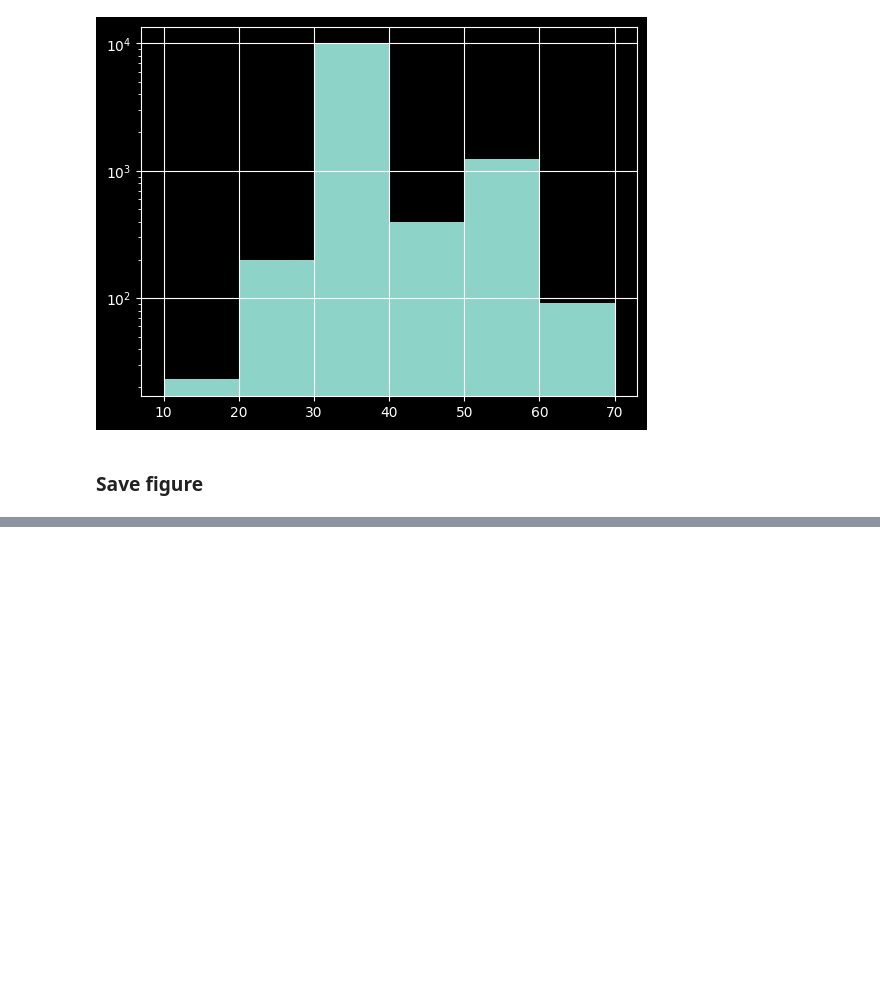
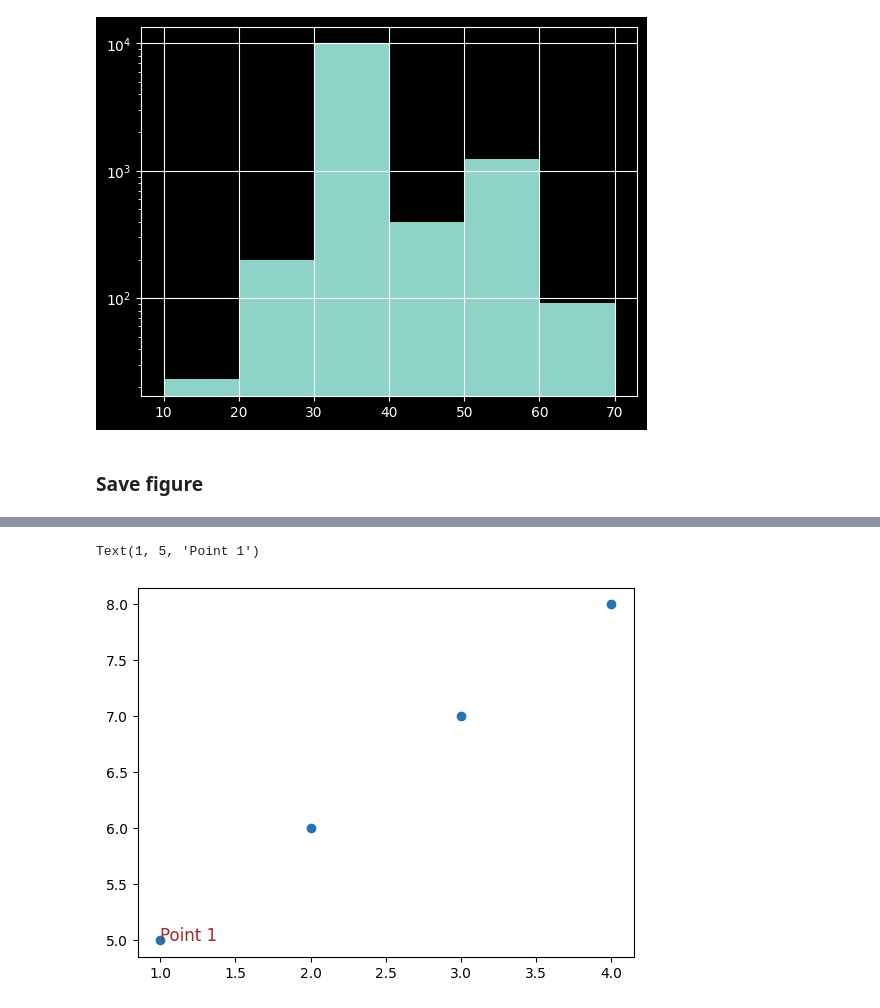
Before and after one commit to AdityaMali918/Python, a Jupyter notebook: Matplotlib_and_Seaborn.ipynb, the cells around one changed output, grey strips where cells are left out. Cells and saved outputs as stored; diff of their text form; code cells hidden in the pictures; blank space fills up the shorter version.

```diff
--- a/Matplotlib_and_Seaborn.ipynb
+++ b/Matplotlib_and_Seaborn.ipynb
@@ -480,0 +570,8 @@ plt.savefig('sample.png')
+# %%
+x =[1,2,3,4]
+y =[5,6,7,8]
+plt.scatter(x,y)
+plt.text(1,5,"Point 1",fontdict={'size':12,'color':'brown'})
+# %% [output]
+Text(1, 5, 'Point 1')
+[figure, added]
```
Also changed, not shown: parts of 35 cells of this notebook.
